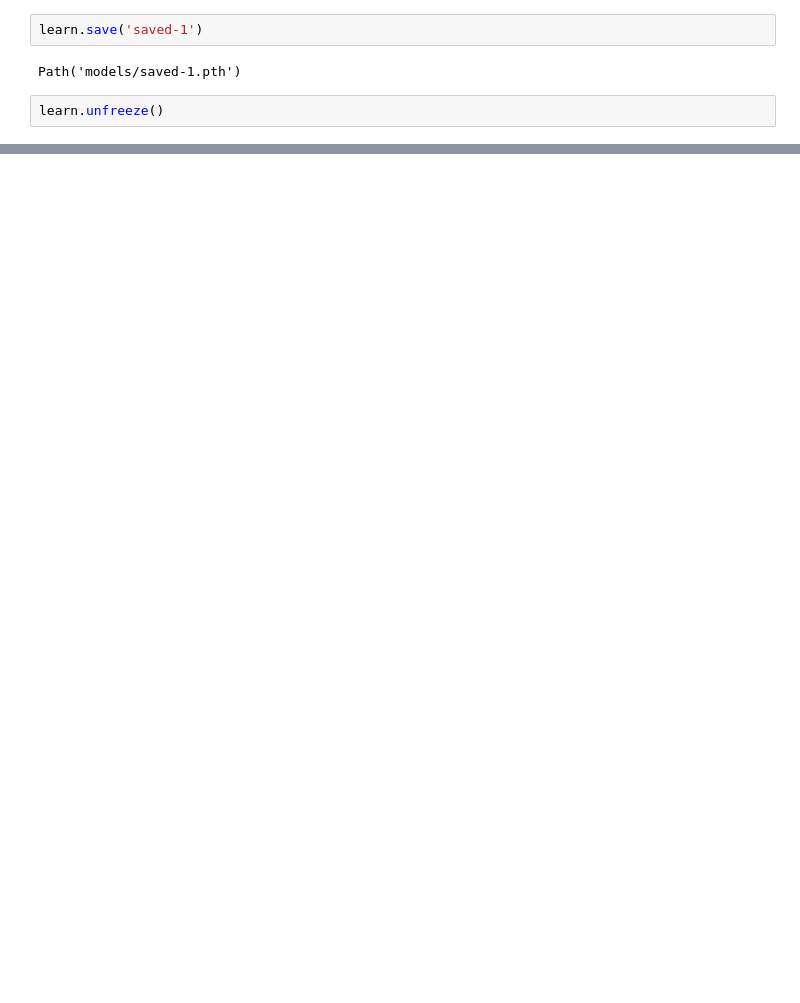
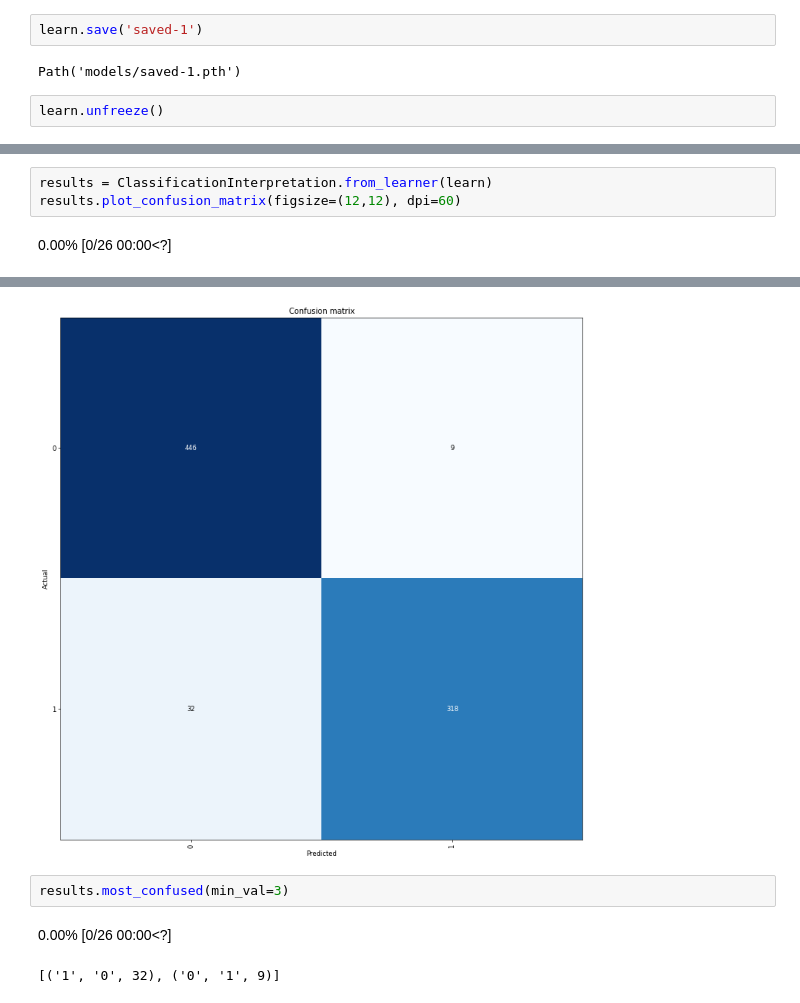
Before and after one commit to igntrevor/Asifiwe-Project, a Jupyter notebook: MIIA torchscript.ipynb, the cells around one changed output, grey strips where cells are left out. Saved outputs shown, nothing was run; the diff lists cells and outputs as text; blank space fills up the shorter version.

```diff
--- a/MIIA torchscript.ipynb
+++ b/MIIA torchscript.ipynb
@@ -61,0 +71,5 @@ SuggestedLRs(valley=5.248074739938602e-05)
+# %%
+results = ClassificationInterpretation.from_learner(learn)
+results.plot_confusion_matrix(figsize=(12,12), dpi=60)
+# %% [output]
+0.00% [0/26 00:00<?]
@@ -61,0 +77,6 @@ SuggestedLRs(valley=5.248074739938602e-05)
+[figure, added]
+# %%
+results.most_confused(min_val=3)
+# %% [output]
+0.00% [0/26 00:00<?]
+[('1', '0', 32), ('0', '1', 9)]
```
Also changed, not shown: parts of 9 cells of this notebook, 2 other files.
